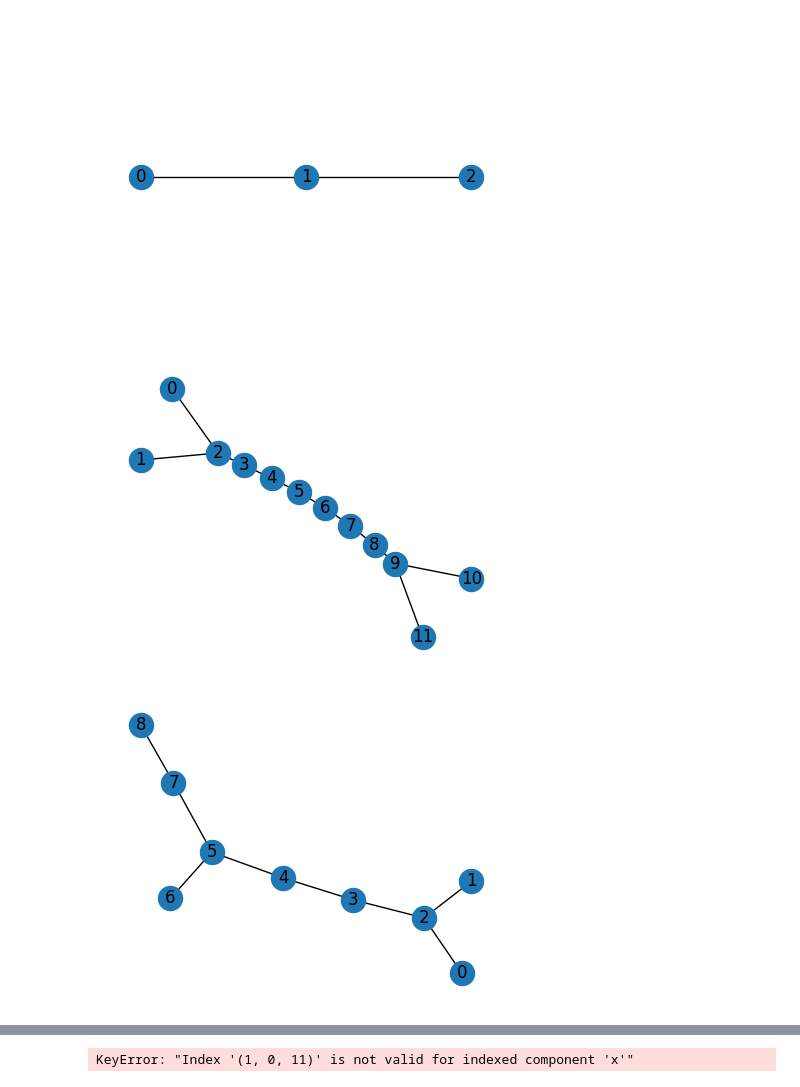
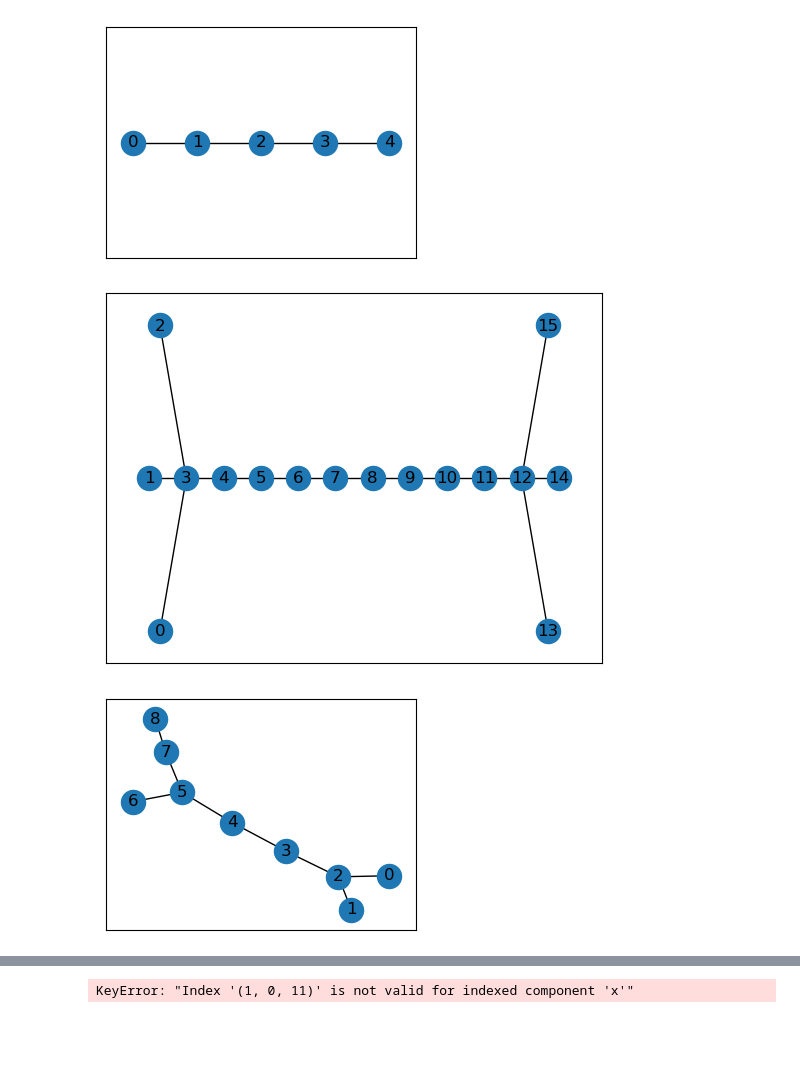
Before and after one commit to hassan-shap/QNUM, a Jupyter notebook: link-based-min-dist-for-Shahrooz.ipynb, the cells around one changed output, grey strips where cells are left out. Drawn from its saved outputs; the diff is of its cells as text; code cells hidden in the pictures; blank space fills up the shorter version.

```diff
--- a/link-based-min-dist-for-Shahrooz.ipynb
+++ b/link-based-min-dist-for-Shahrooz.ipynb
@@ -50,7 +50,7 @@ def plot_output(x_opt,y_opt):
     plt.show()
 # %%
 # linear network
-N = 3# number of nodes
+N = 5# number of nodes
 node_list = np.arange(N)
 G = nx.Graph()
 G.add_nodes_from(node_list)
@@ -66,45 +66,45 @@ for node in range(N):
 
 G = nx.from_numpy_array(adj_mat)
 plt.figure(figsize=(4,3))
-nx.draw(G, pos = pos,  with_labels=True)
+nx.draw_networkx(G, pos = pos,  with_labels=True)
 plt.show()
 # %% [output]
-[figure, old version]
+[figure, new version]
 # %%
 # dumbbell network
-Nd = 2 # end user on the sides
-Nmid = 8# number of bottleneck nodes
+Nd = 3 # end user on the sides
+Nmid = 10# number of bottleneck nodes
 N = 2*Nd+Nmid
 node_list = np.arange(N)
 G = nx.Graph()
 G.add_nodes_from(node_list)
 p_d = 1
-p_mid = 20
+p_mid = 300/9
 
 adj_mat = np.zeros((N,N))
 for n in range(Nd):
     adj_mat[n,Nd] = p_d
     adj_mat[Nd+Nmid+n,Nd+Nmid-1] = p_d
 for n in range(Nd, Nd+Nmid-1):
     adj_mat[n,n+1] = p_mid
 adj_mat += adj_mat.T
 
 pos = dict()
 for node in range(Nd, Nd+Nmid):
     pos[node] = ((node-Nd),0)
 θ = np.pi/(Nd+1)
 for node in range(Nd):
     pos[node] = (-np.cos((node+1)*θ-np.pi/2),np.sin((node+1)*θ-np.pi/2))
     pos[node+Nd+Nmid] = ((Nmid-1)+np.cos((1+node)*θ-np.pi/2),np.sin((1+node)*θ-np.pi/2))
 
 G = nx.from_numpy_array(adj_mat)
-plt.figure(figsize=(4,3))
-nx.draw(G, with_labels=True)#, pos = pos )
-plt.show()
-# nx.draw(G, with_labels=True, pos = pos )
+# plt.figure(figsize=(4,3))
+# nx.draw_networkx(G, with_labels=True)#, pos = pos )
+# plt.show()
+nx.draw_networkx(G, with_labels=True, pos = pos )
 # print(nx.shortest_path_length(G, source=1, target=2, weight="weight"))
 # %% [output]
-[figure, old version]
+[figure, new version]
 # %%
 # dumbbell network
 Nd = 2 # end user on the sides
@@ -142,13 +142,13 @@ G = nx.from_numpy_array(adj_mat)
 
 
 plt.figure(figsize=(4,3))
-nx.draw(G, with_labels=True)#, pos = pos )
+nx.draw_networkx(G, with_labels=True)#, pos = pos )
 plt.show()
 # nx.draw(G, with_labels=True, pos = pos )
 
 # print(nx.shortest_path_length(G, source=8, target=9, weight="weight"))
 # %% [output]
-[figure, old version]
+[figure, new version]
 # %%
 # random network graph of N nodes
 N = 14# number of nodes
```
Also changed, not shown: parts of 10 cells of this notebook, 7 other files.
